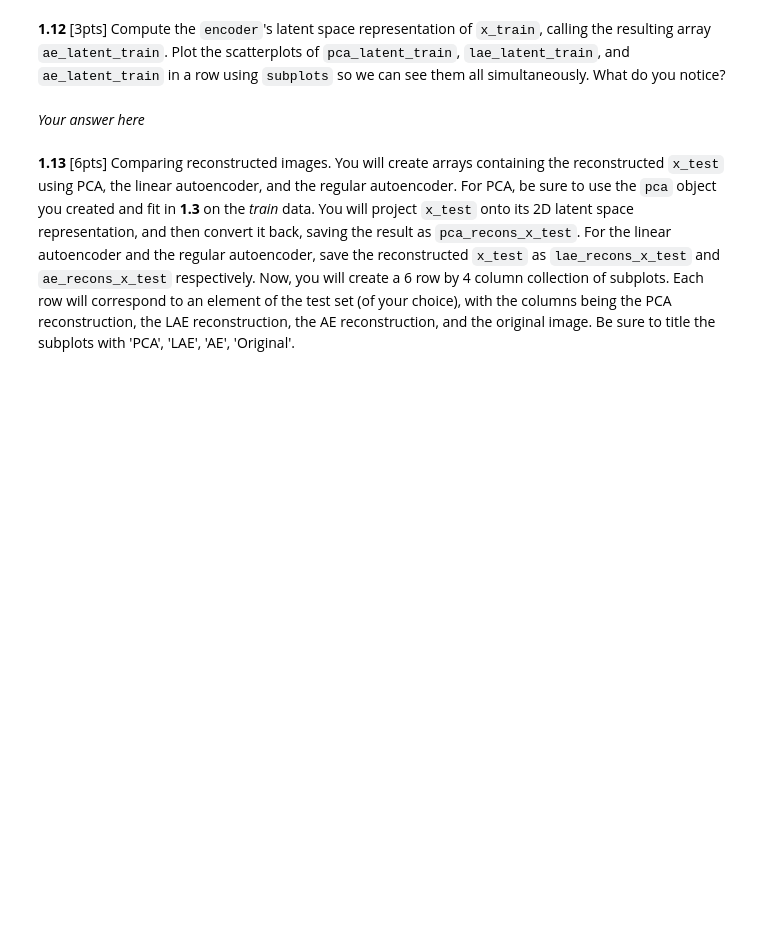
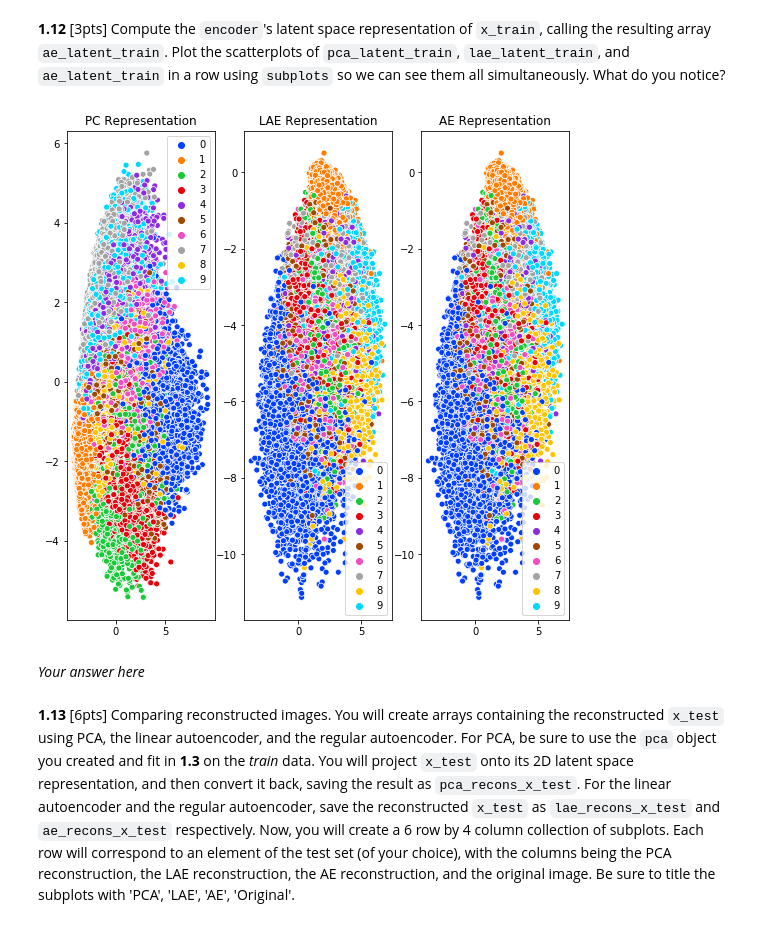
Before and after one commit to gurdeep101/2020-CS109B, a Jupyter notebook: content/homeworks/hw05/notebook/cs109b-hw5-students.ipynb, the cells around one changed output. Cells and saved outputs as stored; diff of their text form; code cells hidden in the pictures; blank space fills up the shorter version.

```diff
--- a/content/homeworks/hw05/notebook/cs109b-hw5-students.ipynb
+++ b/content/homeworks/hw05/notebook/cs109b-hw5-students.ipynb
@@ -204,3 +354,20 @@ input_dim = x_train_flat.shape[1]
+# %%
+fig, ax = plt.subplots(1,3, figsize=(9,9))
+
+ax0 = ax[0]
+sns.scatterplot(x = pca_latent_train[:,0], y = pca_latent_train[:,1], hue = y_train, palette = sns.color_palette('bright',10), ax = ax0);
+ax0.set_title("PC Representation");
+
+ax1 = ax[1]
+sns.scatterplot(x = lae_latent_train[:,0], y = lae_latent_train[:,1], hue = y_train, palette = sns.color_palette('bright', 10), ax = ax1)
+ax1.set_title('LAE Representation');
+
+
+ax2 = ax[2]
+sns.scatterplot(x = lae_latent_train[:,0], y = lae_latent_train[:,1], hue = y_train, palette = sns.color_palette('bright', 10), ax = ax2)
+ax2.set_title('AE Representation');
+# %% [output]
+[figure, added]
 # %% [markdown]
 *Your answer here*
 # %% [markdown]
```
Also changed, not shown: parts of 40 cells of this notebook, 3 other files.
